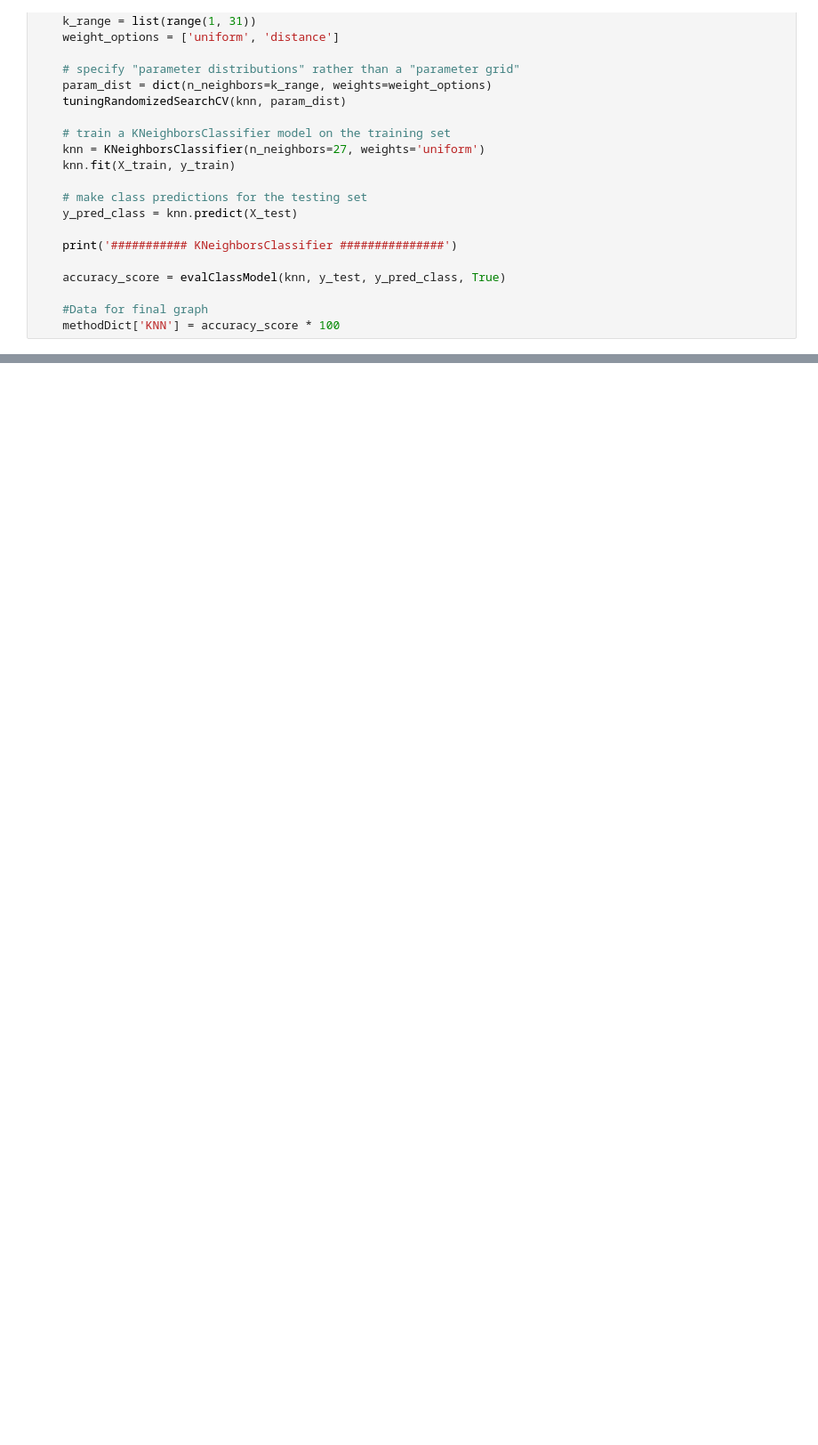
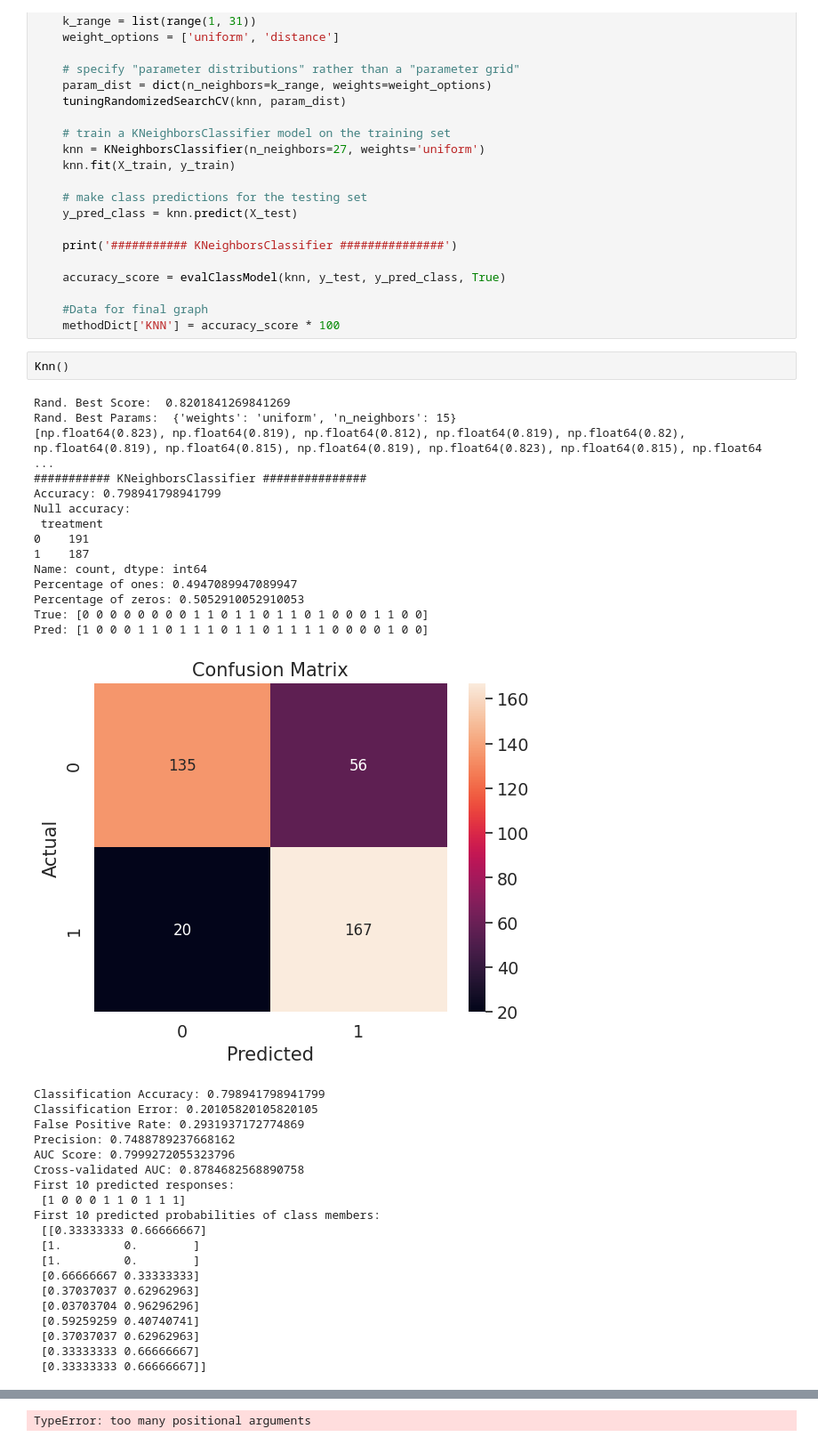
Before and after one commit to Utsavreddy9/Mental_Health_Analyzer, a Jupyter notebook: Mental_Health_Analyzer.ipynb, the cells around one changed output, grey strips where cells are left out. Shown: that part at 89% size. Saved outputs shown, nothing was run; the diff lists cells and outputs as text; blank space fills up the shorter version.

```diff
--- a/Mental_Health_Analyzer.ipynb
+++ b/Mental_Health_Analyzer.ipynb
@@ -1062,3 +1062,40 @@ def Knn():
 
     #Data for final graph
     methodDict['KNN'] = accuracy_score * 100
+# %%
+Knn()
+# %% [output]
+Rand. Best Score:  0.8201841269841269
+Rand. Best Params:  {'weights': 'uniform', 'n_neighbors': 15}
+[np.float64(0.823), np.float64(0.819), np.float64(0.812), np.float64(0.819), np.float64(0.82), np.float64(0.819), np.float64(0.815), np.float64(0.819), np.float64(0.823), np.float64(0.815), np.float64 ...
+########### KNeighborsClassifier ###############
+Accuracy: 0.798941798941799
+Null accuracy:
+ treatment
+0    191
+1    187
+Name: count, dtype: int64
+Percentage of ones: 0.4947089947089947
+Percentage of zeros: 0.5052910052910053
+True: [0 0 0 0 0 0 0 0 1 1 0 1 1 0 1 1 0 1 0 0 0 1 1 0 0]
+Pred: [1 0 0 0 1 1 0 1 1 1 0 1 1 0 1 1 1 1 0 0 0 0 1 0 0]
+[figure, added]
+Classification Accuracy: 0.798941798941799
+Classification Error: 0.20105820105820105
+False Positive Rate: 0.2931937172774869
+Precision: 0.7488789237668162
+AUC Score: 0.7999272055323796
+Cross-validated AUC: 0.8784682568890758
+First 10 predicted responses:
+ [1 0 0 0 1 1 0 1 1 1]
+First 10 predicted probabilities of class members:
+ [[0.33333333 0.66666667]
+ [1.         0.        ]
+ [1.         0.        ]
+ [0.66666667 0.33333333]
+ [0.37037037 0.62962963]
+ [0.03703704 0.96296296]
+ [0.59259259 0.40740741]
+ [0.37037037 0.62962963]
+ [0.33333333 0.66666667]
+ [0.33333333 0.66666667]]
@@ -1064,0 +1103 @@ def Knn():
+TypeError: too many positional arguments
```
Also changed, not shown: parts of 4 cells of this notebook.
